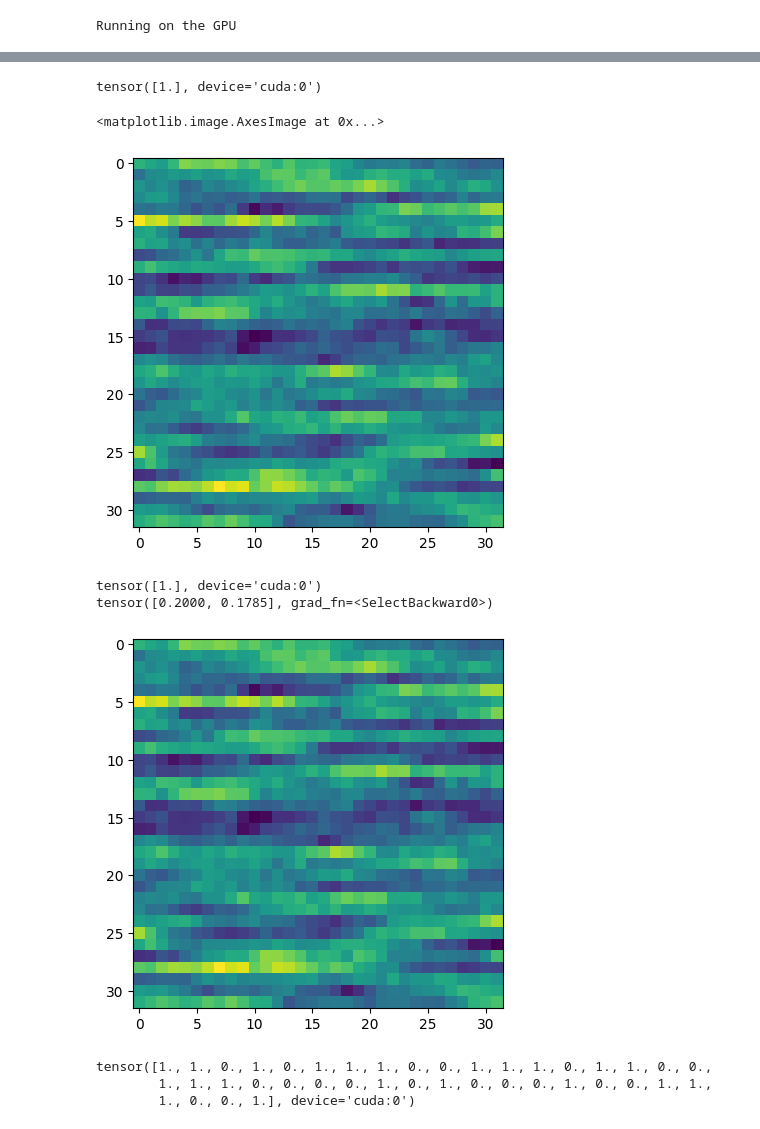
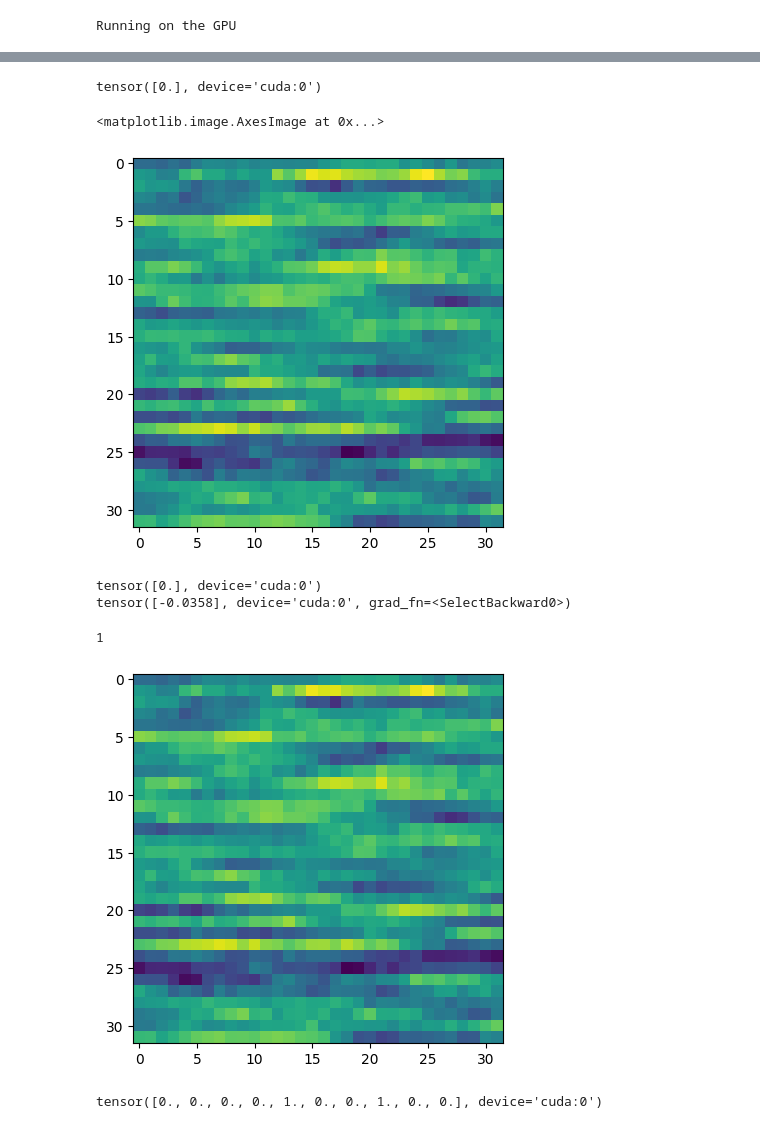
Before and after one commit to albertguo2006/2023-science-fair, a Jupyter notebook: main.ipynb, the cells around one changed output, grey strips where cells are left out. Drawn from its saved outputs; the diff is of its cells as text; code cells hidden in the pictures.

```diff
--- a/main.ipynb
+++ b/main.ipynb
@@ -17,6 +13,4 @@ import vit
 from helper import *
-# %%
-USE_CUDA = True
 # %%
 if torch.cuda.is_available() and USE_CUDA == True:
     device = torch.device("cuda:0")
@@ -30,5 +27,5 @@ Running on the GPU
 train = geneDataset("train")
 test = geneDataset("test")
 # %%
-trainset = torch.utils.data.DataLoader(train, batch_size=40, shuffle=True)
-testset = torch.utils.data.DataLoader(test, batch_size=40, shuffle=True)
+trainset = torch.utils.data.DataLoader(train, batch_size=100, shuffle=True)
+testset = torch.utils.data.DataLoader(test, batch_size=10, shuffle=False)
@@ -191,7 +133,8 @@ print(lowestNet)
 # %%
 # lowestNet = 99
 # %%
-# net = torch.load(f"nets/net{lowestNet}.pt")
+net = torch.load(f"nets/net{lowestNet}.pt")
+# net = torch.load(f"anm2.pt")
 # %%
 pos = 0
 neg = 0
@@ -317,28 +257,29 @@ output = net(X)
 print(y[0])
 plt.imshow(X[0].view((32, 32)).cpu())
 # %% [output]
-tensor([1.], device='cuda:0')
+tensor([0.], device='cuda:0')
 <matplotlib.image.AxesImage at 0x...>
-[figure, old version]
+[figure, new version]
 # %%
 i = 0
 # %%
 print(y[i])
 print(output[i])
 plt.imshow(X[i].view((32, 32)).cpu())
 
 i += 1
-i %= 20
+i %= 100
+
+i
 # %% [output]
-tensor([1.], device='cuda:0')
-tensor([0.2000, 0.1785], grad_fn=<SelectBackward0>)
+tensor([0.], device='cuda:0')
+tensor([-0.0358], device='cuda:0', grad_fn=<SelectBackward0>)
+1
-[figure, old version]
+[figure, new version]
 # %%
 print(y.view(-1))
 # %% [output]
-tensor([1., 1., 0., 1., 0., 1., 1., 1., 0., 0., 1., 1., 1., 0., 1., 1., 0., 0.,
-        1., 1., 1., 0., 0., 0., 0., 1., 0., 1., 0., 0., 0., 1., 0., 0., 1., 1.,
-        1., 0., 0., 1.], device='cuda:0')
+tensor([0., 0., 0., 0., 1., 0., 0., 1., 0., 0.], device='cuda:0')
 # %%
 print(output.view(-1))
 # %% [output]
```
Also changed, not shown: parts of 25 cells of this notebook, 8 other files.
